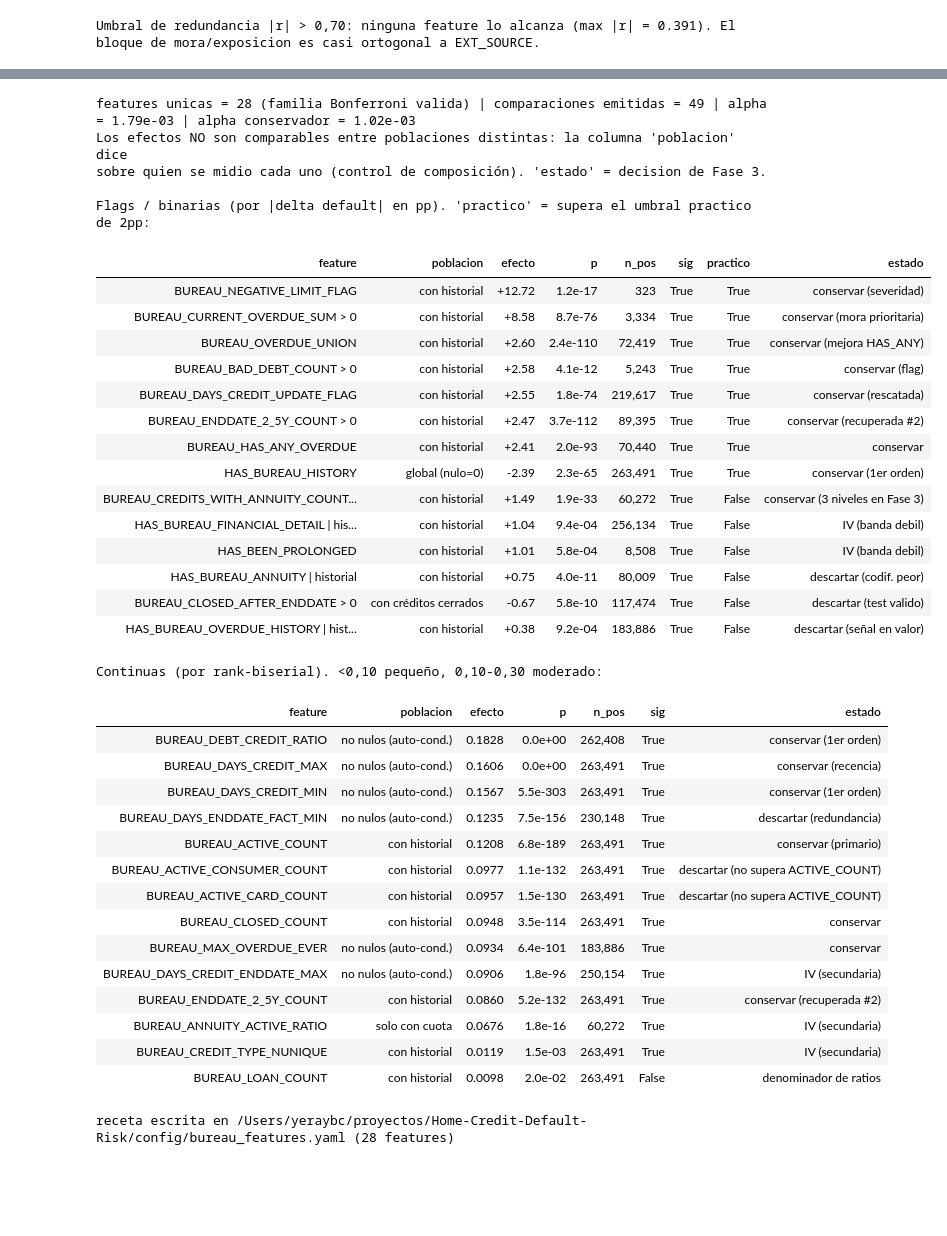
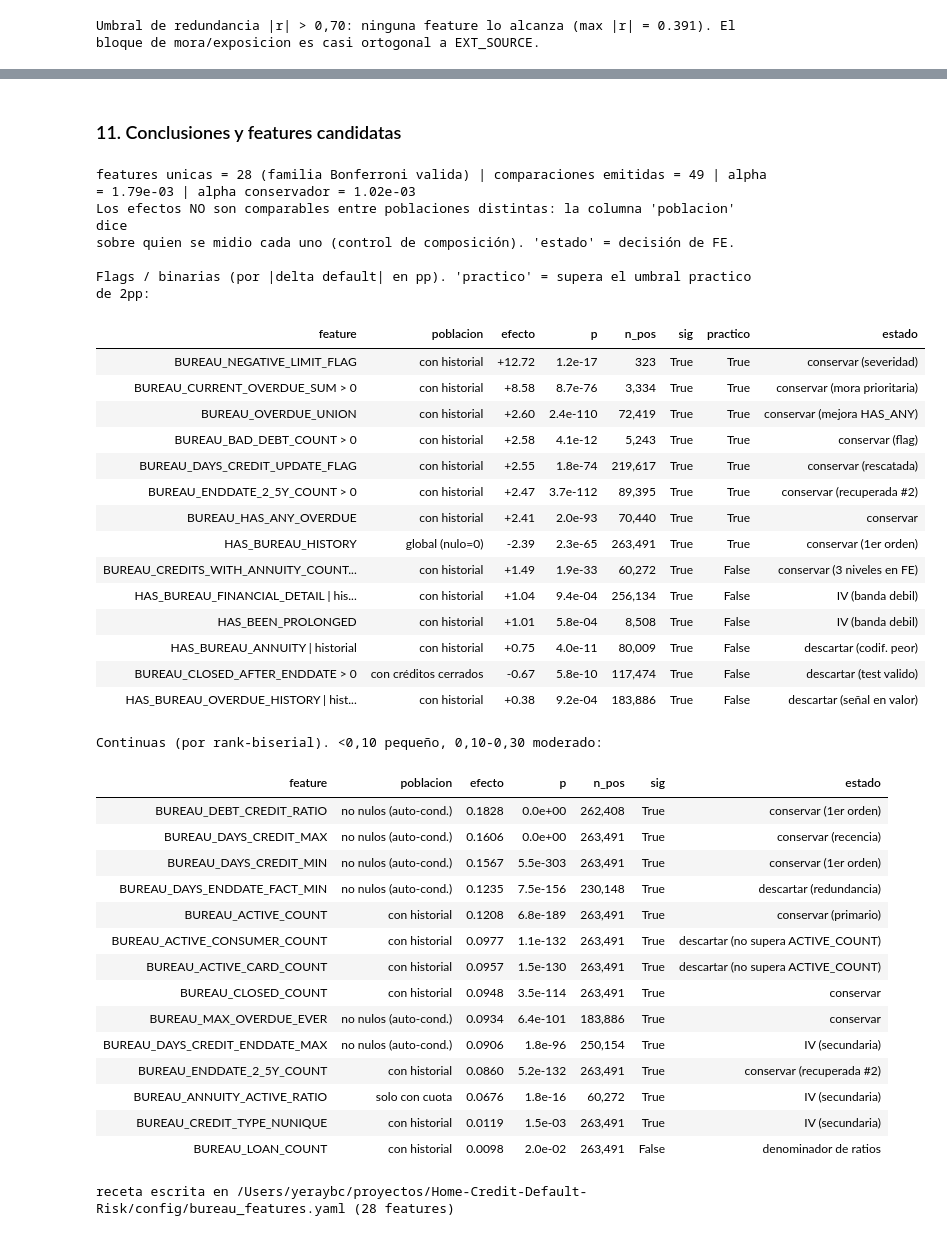
Before and after one commit to yeraybc/home-credit-default-risk, a Jupyter notebook: notebooks/02_eda_bureau.ipynb, the cells around one changed output, grey strips where cells are left out. Cells and saved outputs as stored; diff of their text form; code cells hidden in the pictures; blank space fills up the shorter version.

Commit message:
style: unifica la redaccion y el formato de los tres EDA
Mismo vocabulario, tipografia, titulos y formato de cifras. Sin cambios de
contenido: ninguna cifra ni decision se mueve.

```diff
--- a/notebooks/02_eda_bureau.ipynb
+++ b/notebooks/02_eda_bureau.ipynb
@@ -3609,20 +3597,19 @@ Decisiones del bloque: `BUREAU_DAYS_CREDIT_MIN` (longitud de historial) y `BUREA
+# %% [markdown]
+### 11. Conclusiones y features candidatas
 # %%
-# ranking consolidado de la señal de Fase B (nivel cliente, TARGET real)
-# los acumuladores guardan la ultima medicion de cada feature (upsert): la condicionada donde
-# aplica el control de composicion (sección 10), la global solo donde es la correcta.
-# Bonferroni sobre las comparaciones del bloque: alpha = 0.05 / n_tests
+# ranking consolidado a nivel cliente, con el TARGET real
+# los acumuladores guardan la última medición de cada feature: la condicionada donde aplica
+# el control de composición, y la global solo donde es la correcta
 n_features = len(fb_flags) + len(fb_cont)
-# la familia vinculante es una comparacion por feature (la condicionada, donde aplica el
-# control de composicion); las globales contaminadas no se usan para decidir. Cuento TODAS
-# las comparaciones emitidas solo como alpha conservador de referencia. El criterio de
-# decision es el effect size + umbral practico de 2pp, no el p-valor.
+# la familia vinculante es una comparación por feature, la condicionada; las globales
+# contaminadas solo cuentan como alfa conservador de referencia, y la decisión la marcan
+# el tamaño del efecto y el umbral de 2pp, no el p-valor
 n_comparisons = len(fb_comparisons)   # todas las emitidas (global + condicionada)
 n_tests = n_features                  # familia valida: una decision por feature
 alpha_bonf = 0.05 / n_tests
 alpha_bonf_consv = 0.05 / n_comparisons
 
-# decision consolidada por feature, para que el ranking no se lea como si todo lo
-# significativo fuese a conservarse (hay señales altas ya descartadas)
+# decisión por feature, para que el ranking no se lea como si todo lo significativo entrase
 
 estado_features = {
     "HAS_BUREAU_HISTORY": "conservar (1er orden)",
@@ -3636,7 +3623,7 @@ estado_features = {
     "BUREAU_NEGATIVE_LIMIT_FLAG": "conservar (severidad)",
     "BUREAU_DAYS_CREDIT_MIN": "conservar (1er orden)",
     "BUREAU_DAYS_CREDIT_MAX": "conservar (recencia)",
-    "BUREAU_CREDITS_WITH_ANNUITY_COUNT": "conservar (3 niveles en Fase 3)",
+    "BUREAU_CREDITS_WITH_ANNUITY_COUNT": "conservar (3 niveles en FE)",
     "BUREAU_DAYS_CREDIT_UPDATE_FLAG": "conservar (rescatada)",
     "HAS_BUREAU_FINANCIAL_DETAIL": "IV (banda debil)",
     "HAS_BEEN_PROLONGED": "IV (banda debil)",
@@ -3667,36 +3654,36 @@ rank_cont = (pd.DataFrame(fb_cont)
              .sort_values(by="efecto", ascending=False))
 
 assert rank_flags["feature"].is_unique and rank_cont["feature"].is_unique, "feature duplicada en el acumulador"
 assert "?" not in set(rank_flags["estado"]) | set(rank_cont["estado"]), "feature sin estado en estado_features"
 
 print(f"features unicas = {n_features} (familia Bonferroni valida) | comparaciones emitidas = "
       f"{n_comparisons} | alpha = {alpha_bonf:.2e} | alpha conservador = {alpha_bonf_consv:.2e}")
 print("Los efectos NO son comparables entre poblaciones distintas: la columna 'poblacion' dice")
-print("sobre quien se midio cada uno (control de composición). 'estado' = decision de Fase 3.\n")
+print("sobre quien se midio cada uno (control de composición). 'estado' = decisión de FE.\n")
 
 print("Flags / binarias (por |delta default| en pp). 'practico' = supera el umbral practico de 2pp:")
 display(rank_flags[cols[:-1] + ["practico", "estado"]].style.format(
     {"efecto": "{:+.2f}", "p": "{:.1e}", "n_pos": "{:,.0f}"}).hide(axis="index"))
 
 print("Continuas (por rank-biserial). <0,10 pequeño, 0,10-0,30 moderado:")
 display(rank_cont[cols].style.format(
     {"efecto": "{:.4f}", "p": "{:.1e}", "n_pos": "{:,.0f}"}).hide(axis="index"))
 # %% [output]
 features unicas = 28 (familia Bonferroni valida) | comparaciones emitidas = 49 | alpha = 1.79e-03 | alpha conservador = 1.02e-03
 Los efectos NO son comparables entre poblaciones distintas: la columna 'poblacion' dice
-sobre quien se midio cada uno (control de composición). 'estado' = decision de Fase 3.
+sobre quien se midio cada uno (control de composición). 'estado' = decisión de FE.
 
 Flags / binarias (por |delta default| en pp). 'practico' = supera el umbral practico de 2pp:
 | feature | poblacion | efecto | p | n_pos | sig | practico | estado |
 | BUREAU_NEGATIVE_LIMIT_FLAG | con historial | +12.72 | 1.2e-17 | 323 | True | True | conservar (severidad) |
 | BUREAU_CURRENT_OVERDUE_SUM > 0 | con historial | +8.58 | 8.7e-76 | 3,334 | True | True | conservar (mora prioritaria) |
 | BUREAU_OVERDUE_UNION | con historial | +2.60 | 2.4e-110 | 72,419 | True | True | conservar (mejora HAS_ANY) |
 | BUREAU_BAD_DEBT_COUNT > 0 | con historial | +2.58 | 4.1e-12 | 5,243 | True | True | conservar (flag) |
 | BUREAU_DAYS_CREDIT_UPDATE_FLAG | con historial | +2.55 | 1.8e-74 | 219,617 | True | True | conservar (rescatada) |
 | BUREAU_ENDDATE_2_5Y_COUNT > 0 | con historial | +2.47 | 3.7e-112 | 89,395 | True | True | conservar (recuperada #2) |
 | BUREAU_HAS_ANY_OVERDUE | con historial | +2.41 | 2.0e-93 | 70,440 | True | True | conservar |
 | HAS_BUREAU_HISTORY | global (nulo=0) | -2.39 | 2.3e-65 | 263,491 | True | True | conservar (1er orden) |
-| BUREAU_CREDITS_WITH_ANNUITY_COUNT... | con historial | +1.49 | 1.9e-33 | 60,272 | True | False | conservar (3 niveles en Fase 3) |
+| BUREAU_CREDITS_WITH_ANNUITY_COUNT... | con historial | +1.49 | 1.9e-33 | 60,272 | True | False | conservar (3 niveles en FE) |
 | HAS_BUREAU_FINANCIAL_DETAIL | his... | con historial | +1.04 | 9.4e-04 | 256,134 | True | False | IV (banda debil) |
 | HAS_BEEN_PROLONGED | con historial | +1.01 | 5.8e-04 | 8,508 | True | False | IV (banda debil) |
 | HAS_BUREAU_ANNUITY | historial | con historial | +0.75 | 4.0e-11 | 80,009 | True | False | descartar (codif. peor) |
```
Also changed, not shown: parts of 91 cells of this notebook, 2 other files.
